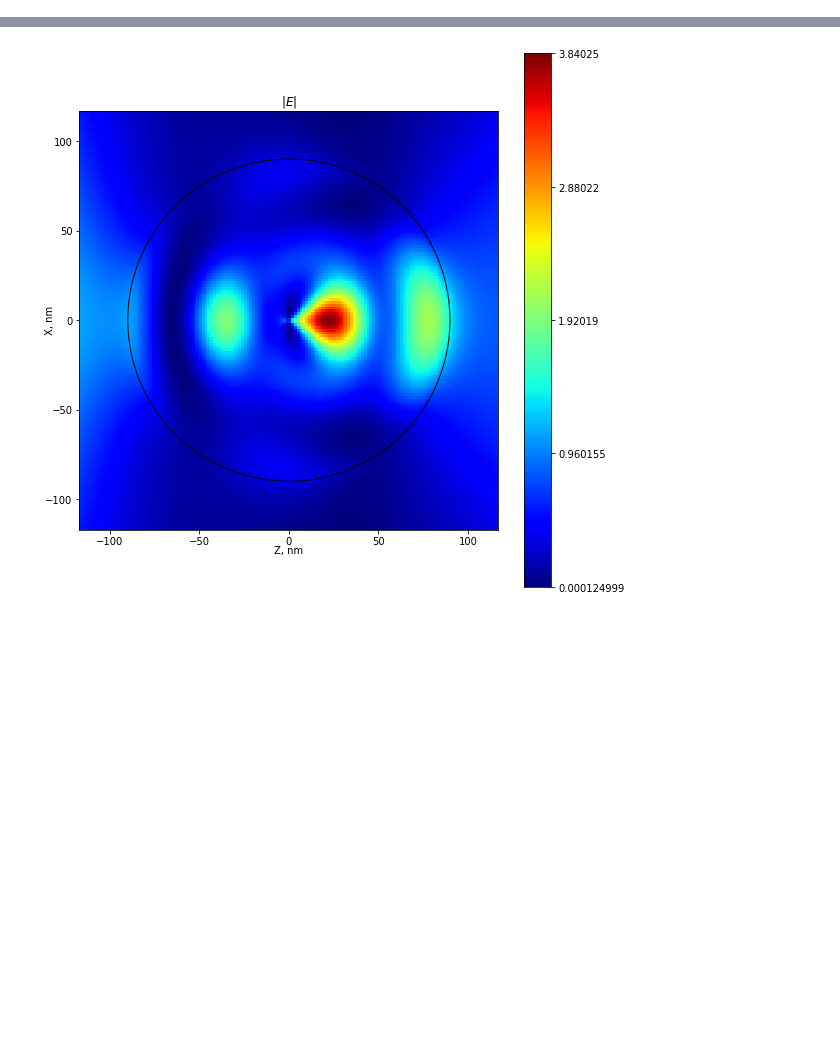
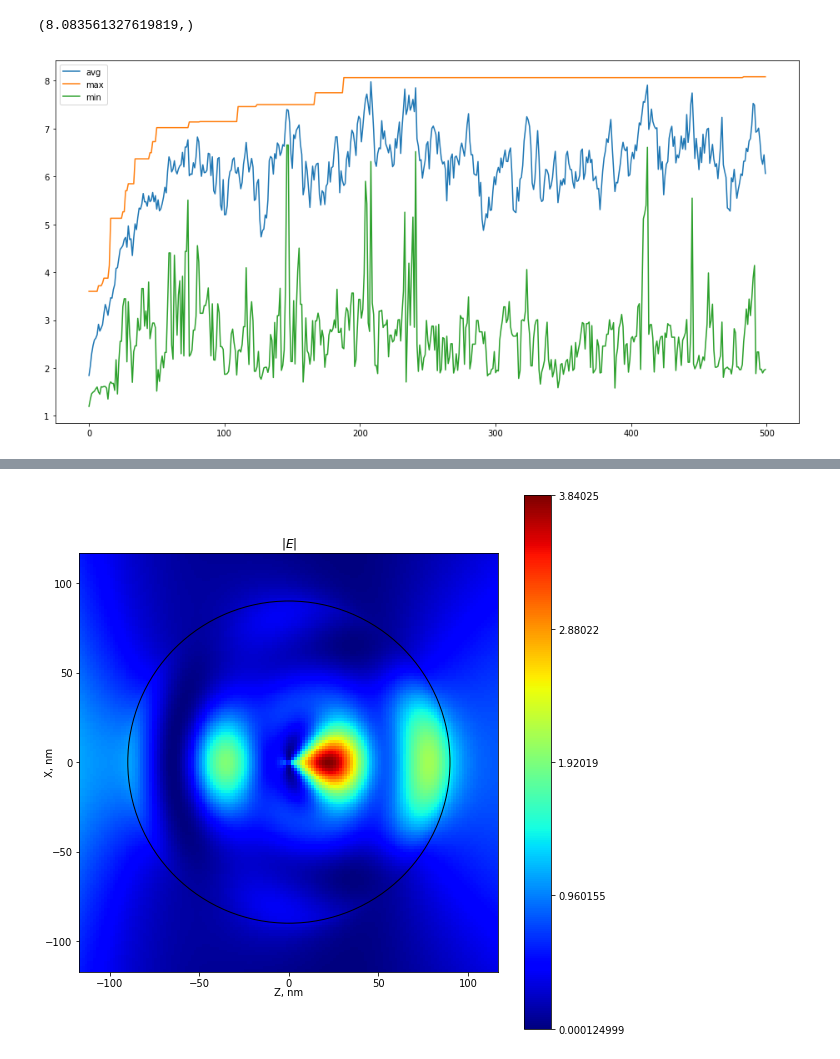
Before and after one commit to BioRyajenka/scattnlay, a Jupyter notebook: examples/Untitled2.ipynb, the cells around one changed output, grey strips where cells are left out. Drawn from its saved outputs; the diff is of its cells as text; code cells hidden in the pictures; blank space fills up the shorter version.

```diff
--- a/examples/Untitled2.ipynb
+++ b/examples/Untitled2.ipynb
@@ -31,10 +31,16 @@ creator.create("Individual", list, fitness=creator.FitnessMax)
 def createIndividual():
     x1 = random.randint(0, 60)
     x2 = random.randint(30, 60)
-    m1 = random.uniform(3, 6) + random.uniform(0, 0.4)*1j # 3..6 + 0..0.4j
-    m2 = random.uniform(3, 6) + random.uniform(0, 0.4)*1j # 3..6 + 0..0.4j
+    # 3..6 + 0..0.4j
+    m1 = random.uniform(3, 6)
+    m1j = random.uniform(0, 0.4)
+
+    # 3..6 + 0..0.4j
+    m2 = random.uniform(3, 6)
+    m2j = random.uniform(0, 0.4)
+
     r = np.random.rand() * x1*factor + 1
-    return [x1, x2, m1, m2, r]
+    return [x1, x2, m1, m1j, m2, m2j, r]
 
 toolbox = base.Toolbox()
 toolbox.register("individual", tools.initIterate, creator.Individual, createIndividual)
@@ -141,13 +180,17 @@ stats.register("std", np.std)
 stats.register("min", np.min)
 stats.register("max", np.max)
 # %%
-def genetic(generations=300, cxpb=0.5, mutpb=.2, n=20, elite_size=2, log=False):
+def genetic(evaluate_func, mutate_func, ind_func, generations=300, cxpb=0.5, mutpb=.2, popsize=20, elitesize=2, log=False):
+    toolbox.register("individual", tools.initIterate, creator.Individual, ind_func)
+    #toolbox.register("population", tools.initRepeat, list, toolbox.individual)
+
+    toolbox.register("evaluate", evaluate_func)
+    toolbox.register("mutate", mutate_func)
     toolbox.register("mate", tools.cxTwoPoint)
-    toolbox.register("mutate", get_mutate_func(.0))
     #toolbox.register("select", tools.selTournament, tournsize=3)
     toolbox.register("select", tools.selBest)
 
-    pop = toolbox.population(n=n)
+    pop = [toolbox.individual() for _ in range(popsize)]
     update_fitnesses(pop)
 
     logbook = tools.Logbook()
@@ -175,6 +218,6 @@ def genetic(generations=300, cxpb=0.5, mutpb=.2, n=20, elite_size=2, log=False):
 
         update_fitnesses(offspring)
 
-        pop[:] = toolbox.select(offspring, k=n-elite_size)+toolbox.select(pop, k=elite_size)
+        pop[:] = toolbox.select(offspring, k=popsize-elitesize)+toolbox.select(pop, k=elitesize)
 
     return pop, logbook
@@ -220,0 +224,5 @@ logbook
+# %%
+%%time
+pop1, logbook1 = genetic(evaluate, get_mutate_func(.0), createIndividual, popsize=20, generations=300, log=False)
+#pop2, logbook2 = genetic(evaluate, get_mutate_func(.0), createIndividual, popsize=30, elitesize=3, generations=500, log=False)
+#pop3, logbook3 = genetic(evaluate, get_mutate_func(.1), createIndividual, popsize=20, generations=500, log=False)
@@ -220,0 +232,18 @@ logbook
+# %%
+evaluate(pop1[0])
+# %% [output]
+(8.083561327619819,)
+# %%
+from_ = 0
+gen = logbook1.select("gen")[from_:]
+avgs = logbook1.select("avg")[from_:]
+maxs = logbook1.select("max")[from_:]
+mins = logbook1.select("min")[from_:]
+
+plt.figure(figsize=(16,8))
+plt.plot(gen, avgs, label='avg')
+plt.plot(gen, maxs, label='max')
+plt.plot(gen, mins, label='min')
+plt.legend();
+# %% [output]
+[figure, added]
```
Also changed, not shown: parts of 31 cells of this notebook.
